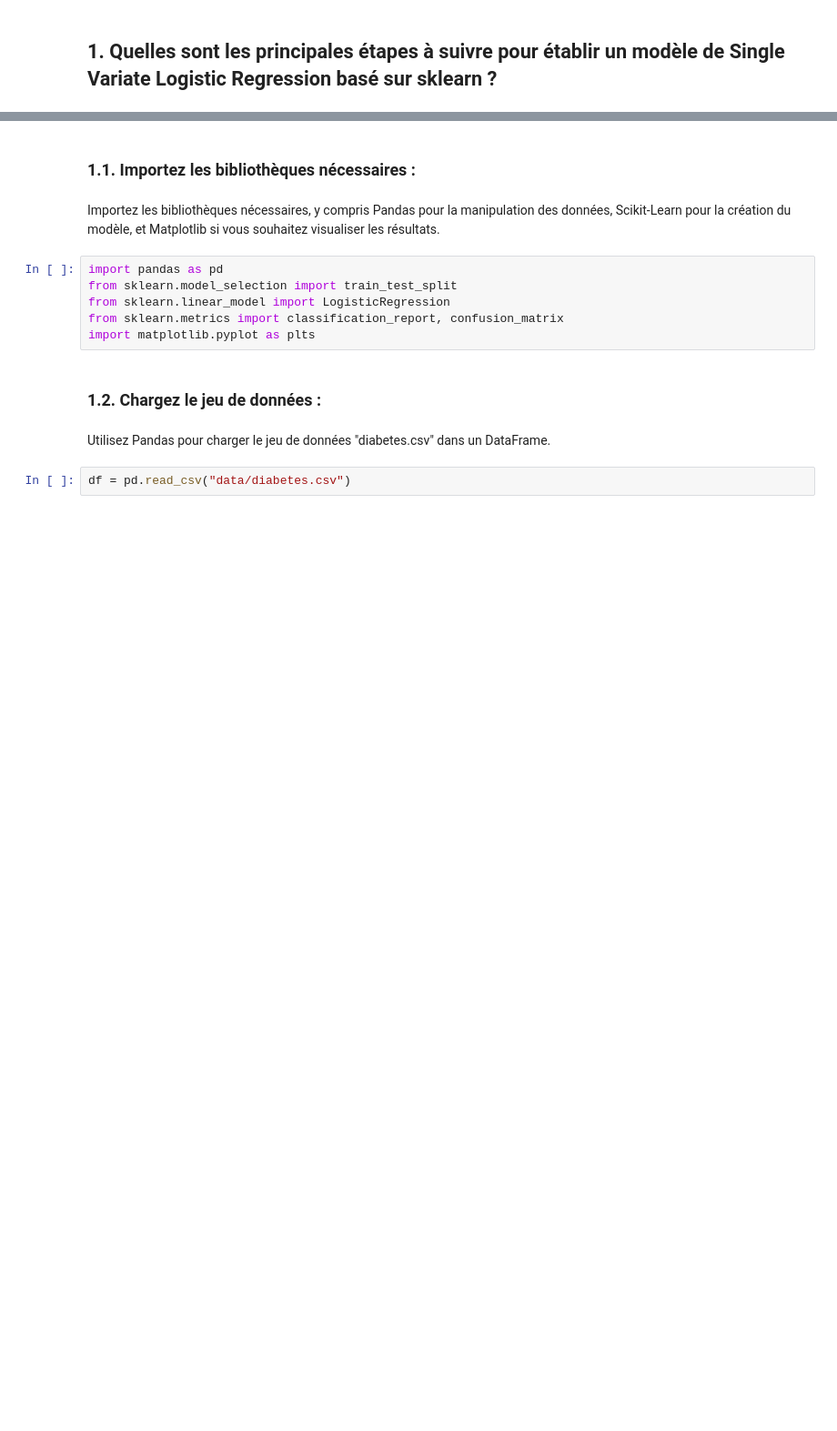
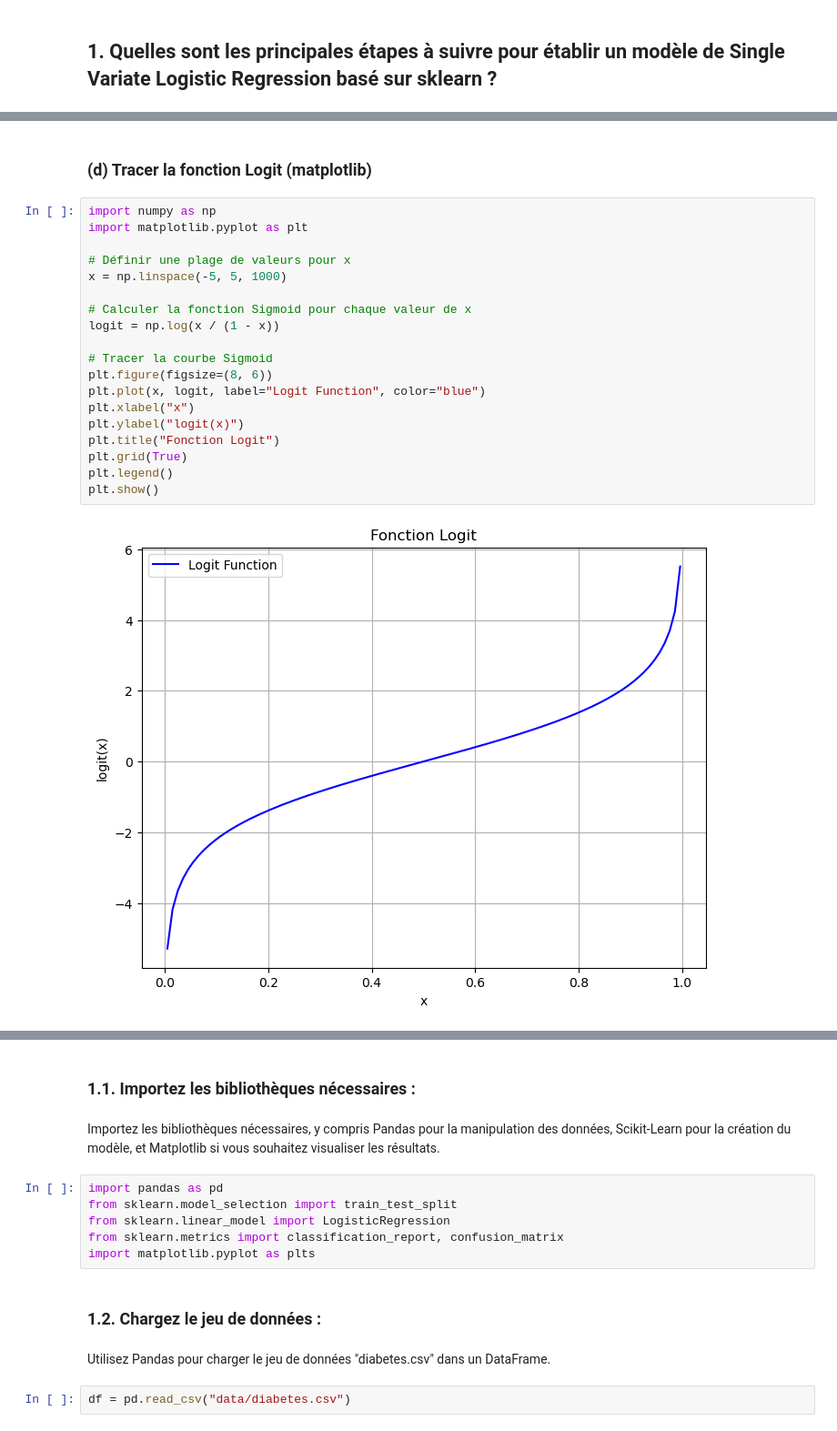
Before and after one commit to Ayoub-etoullali/Activites-Pratiques-SD, a Jupyter notebook: Atelier 1/Problème 2 - Règression logistique.ipynb, the cells around one changed output, grey strips where cells are left out. Shown at 91% size. Saved outputs shown, nothing was run; the diff lists cells and outputs as text; blank space fills up the shorter version.

```diff
--- a/Atelier 1/Problème 2 - Règression logistique.ipynb
+++ b/Atelier 1/Problème 2 - Règression logistique.ipynb
@@ -90,0 +288,23 @@ Moyenne Age: 33.24
+# %% [markdown]
+### (d) Tracer la fonction Logit (matplotlib)
+# %%
+import numpy as np
+import matplotlib.pyplot as plt
+
+# Définir une plage de valeurs pour x
+x = np.linspace(-5, 5, 1000)
+
+# Calculer la fonction Sigmoid pour chaque valeur de x
+logit = np.log(x / (1 - x))
+
+# Tracer la courbe Sigmoid
+plt.figure(figsize=(8, 6))
+plt.plot(x, logit, label="Logit Function", color="blue")
+plt.xlabel("x")
+plt.ylabel("logit(x)")
+plt.title("Fonction Logit")
+plt.grid(True)
+plt.legend()
+plt.show()
+# %% [output]
+[figure, added]
```
Also changed, not shown: parts of 144 cells of this notebook, 1 other file.
